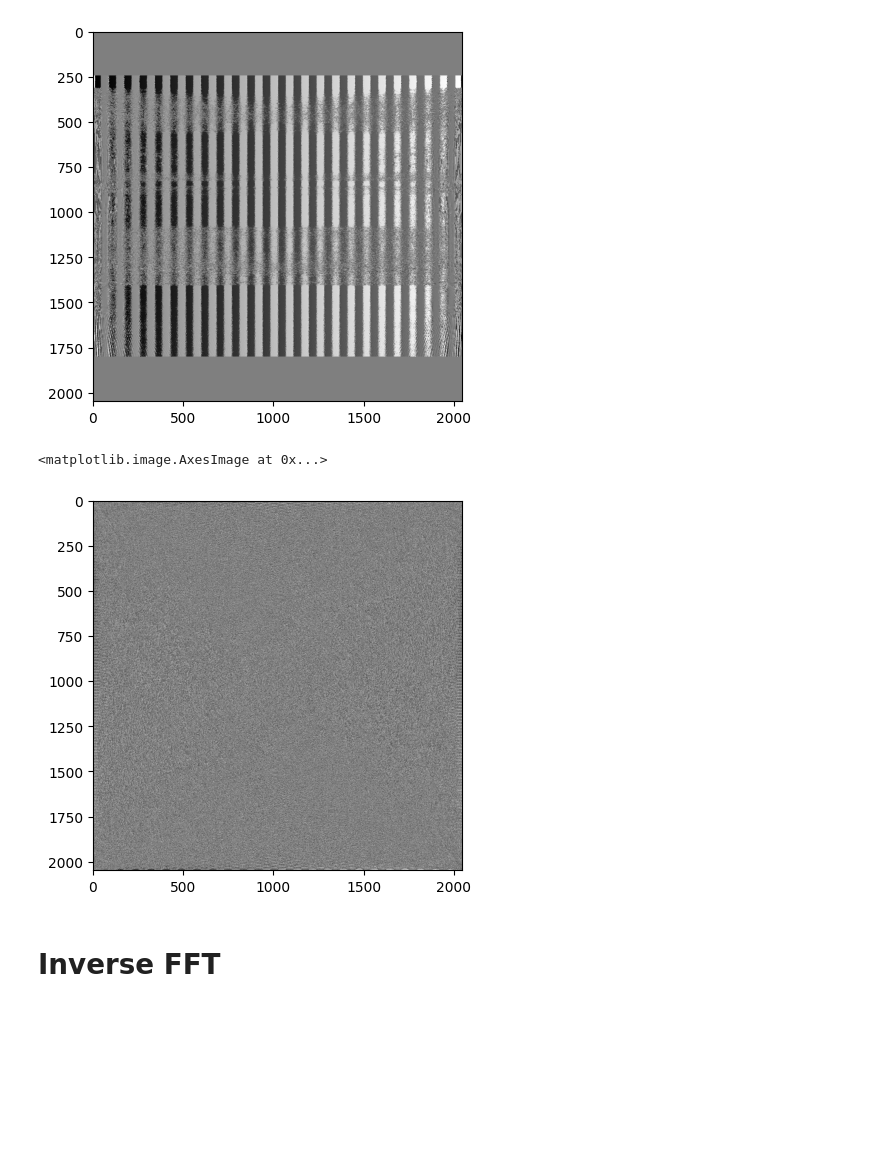
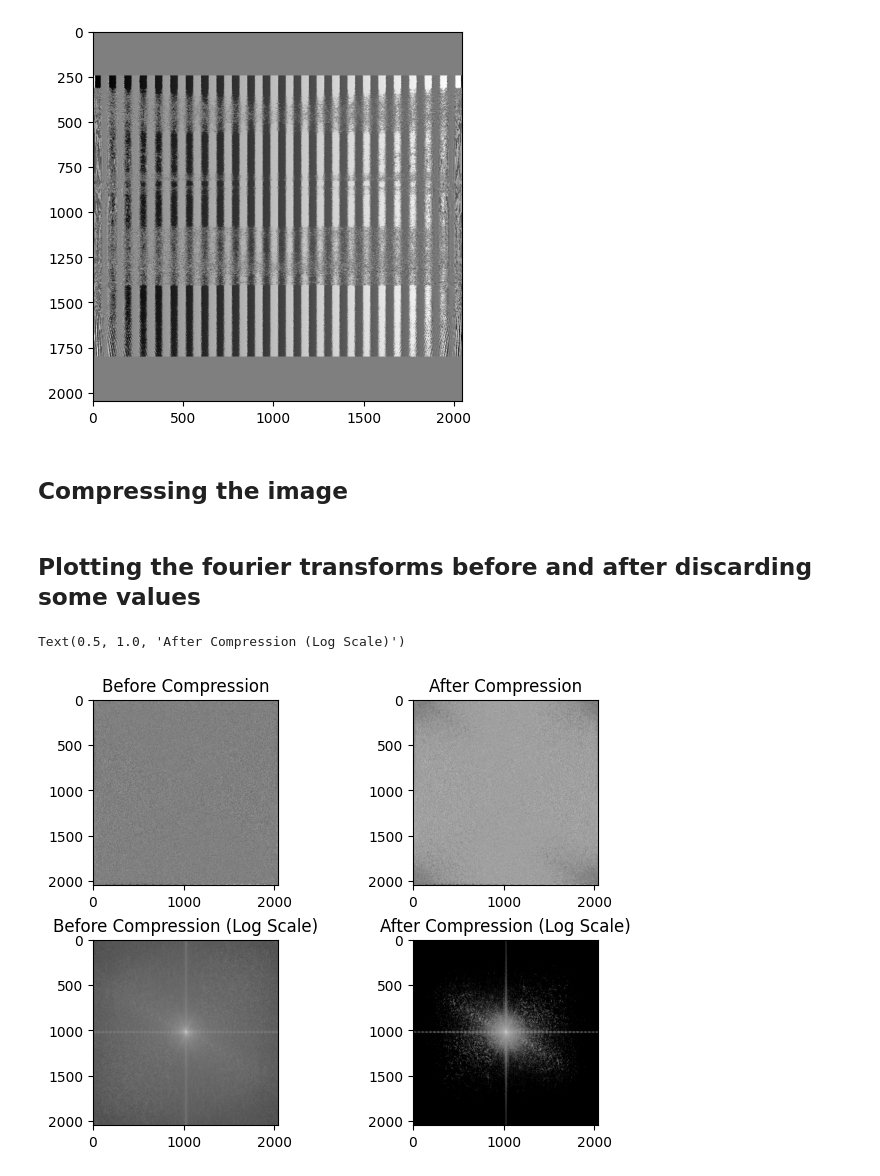
Before and after one commit to earthPerson-001/img-comp-FFT, a Jupyter notebook: ImgCompFFT.ipynb, the cells around one changed output. Cells and saved outputs as stored; diff of their text form; code cells hidden in the pictures; blank space fills up the shorter version.

Commit message:
Added initial implementation for image compression. Compression is done by discarding the values below threshold.

```diff
--- a/ImgCompFFT.ipynb
+++ b/ImgCompFFT.ipynb
@@ -140,13 +140,55 @@ plt.imshow(np.angle(transX),cmap='gray')
 [figure]
 # %%
 transY = custom_fft2(transX, transX.shape[0], transX.shape[1], np.complex128, axis=1)
+# %% [markdown]
+## Compressing the image
+# %%
+def compress_img(img, threshold):
+    """The `threshold` is the values to discard i.e. if `threshold`=90 then 90% of less magnitude coefficients are discarded """
+
+    # for removing the undesired coefficients
+    sorted_coefficients: np.ndarray = np.sort(np.abs(img.reshape(-1)))
+
+    # since the array is sorted, we can work on that position
+    threshold_index = int((threshold) * sorted_coefficients.shape[0])  # keep value
+    threshold_value = sorted_coefficients[threshold_index]
+
+    # creating a sort of mask to filter out the values less than the threshold
+    mask = np.abs(img) > threshold_value
+    new_coefficients = img * mask
+
+    return new_coefficients
+
+compression_threshold = 0.9
+new_coefficients = compress_img(transY, compression_threshold)
+# %% [markdown]
+## Plotting the fourier transforms before and after discarding some values
 # %%
-plt.imshow(np.angle(transY),cmap="gray")
+# the grid
+_, axis_arr = plt.subplots(2, 2, constrained_layout = True)
+
+# in normal scale
+
+# before compression
+axis_arr[0, 0].imshow(np.angle(transY), cmap="gray")
+axis_arr[0, 0].set_title("Before Compression")
+
+# after compression
+axis_arr[0, 1].imshow(np.angle(new_coefficients), cmap="gray")
+axis_arr[0, 1].set_title("After Compression")
+
+# in log scale
+
+# before compression
+axis_arr[1, 0].imshow(np.log(np.abs(np.fft.fftshift(transY)) + 1), cmap="gray")
+axis_arr[1, 0].set_title("Before Compression (Log Scale)")
+
+# after compression
+axis_arr[1, 1].imshow(np.log(np.abs(np.fft.fftshift(new_coefficients)) + 1), cmap="gray")
+axis_arr[1, 1].set_title("After Compression (Log Scale)")
 # %% [output]
-<matplotlib.image.AxesImage at 0x...>
+Text(0.5, 1.0, 'After Compression (Log Scale)')
-[figure, old version]
+[figure, new version]
-# %% [markdown]
-# Inverse FFT
 # %%
 @njit()
 def cooley_tukey_ifft(x: np.ndarray) -> np.ndarray:
```
Also changed, not shown: parts of 2 cells of this notebook.
